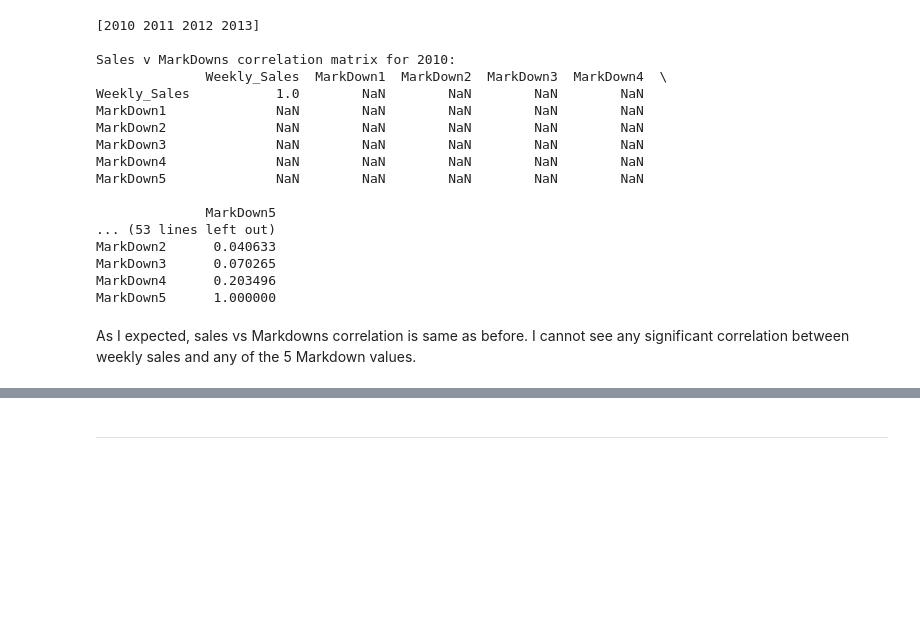
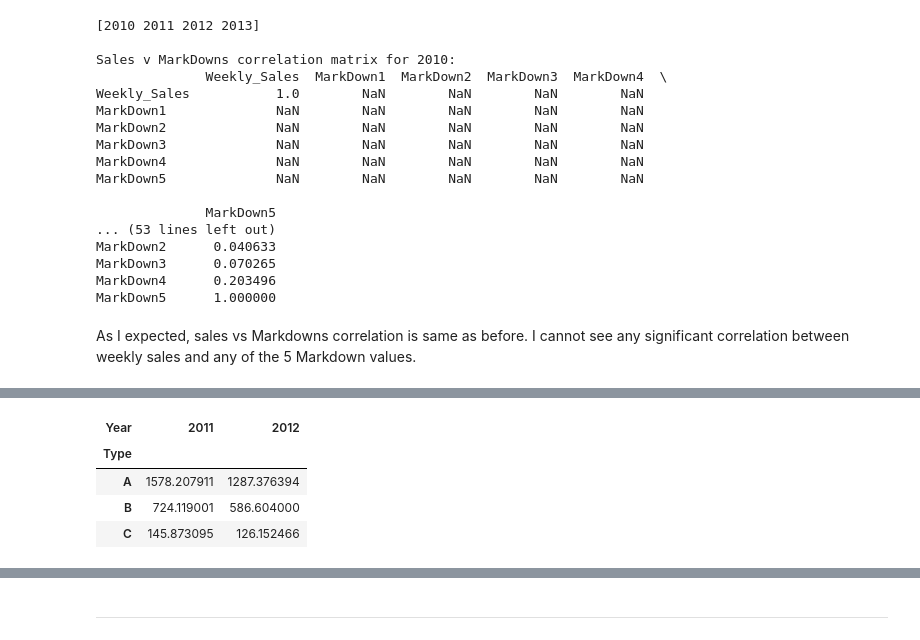
Before and after one commit to jeremystambaugh305/ifp-retailanalysis, a Jupyter notebook: jupyter_notebooks/ETL_2.ipynb, the cells around one changed output, grey strips where cells are left out. Drawn from its saved outputs; the diff is of its cells as text; code cells hidden in the pictures; blank space fills up the shorter version.

```diff
--- a/jupyter_notebooks/ETL_2.ipynb
+++ b/jupyter_notebooks/ETL_2.ipynb
@@ -563,0 +629,11 @@ As I expected, sales vs Markdowns correlation is same as before.  I cannot see a
+# %%
+#2011 vs 2012 store type sales
+(df_salesfeaturesstoresmerged[
+    (df_salesfeaturesstoresmerged['Year'] == 2011) | (df_salesfeaturesstoresmerged['Year'] == 2012)]
+    .groupby(['Type', 'Year'])['Weekly_Sales'].sum()/1000000).unstack()
+# %% [output]
+| Year | 2011 | 2012 |
+| Type |  |  |
+| A | 1578.207911 | 1287.376394 |
+| B | 724.119001 | 586.604000 |
+| C | 145.873095 | 126.152466 |
```
Also changed, not shown: parts of 5 cells of this notebook.
